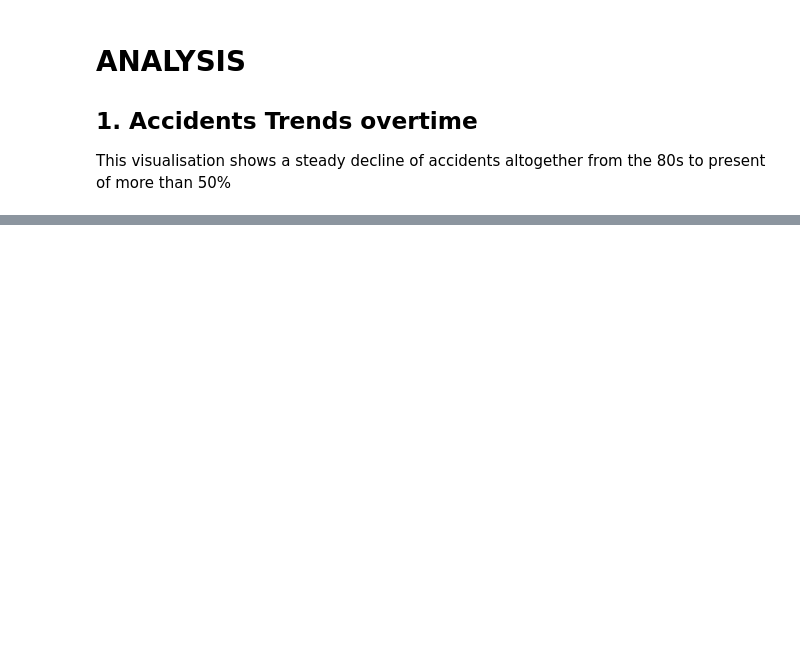
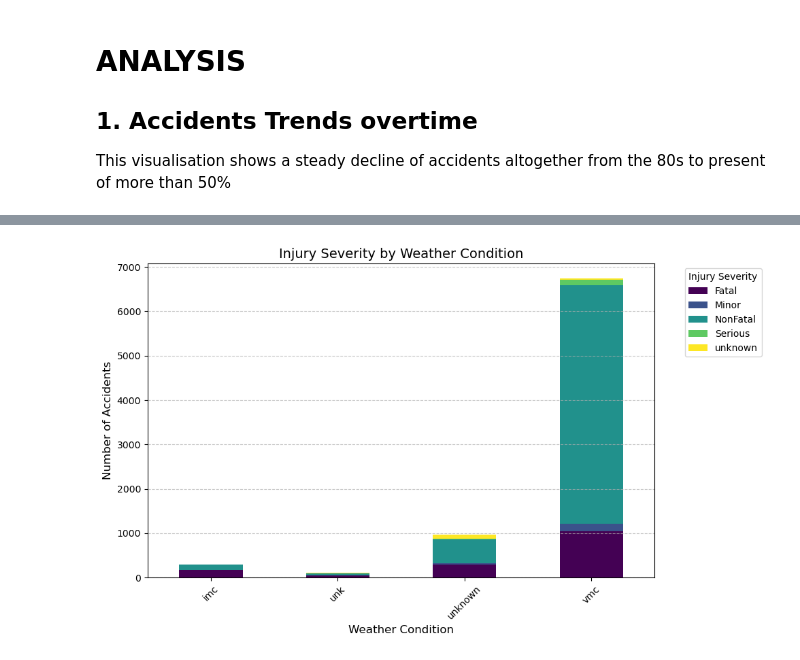
Before and after one commit to idreamofunicorns/Flight-Data-Analytics, a Jupyter notebook: Flight-Data-Analytics-Notebook.ipynb, the cells around one changed output, grey strips where cells are left out. Drawn from its saved outputs; the diff is of its cells as text; code cells hidden in the pictures; blank space fills up the shorter version.

```diff
--- a/Flight-Data-Analytics-Notebook.ipynb
+++ b/Flight-Data-Analytics-Notebook.ipynb
@@ -347,0 +444,16 @@ plt.show()
+# %%
+# Cross-tabulation of weather condition and injury severity
+weather_injury = pd.crosstab(df['weather_condition'], df['injury_severity'])
+
+# Visualize the relationship
+weather_injury.plot(kind='bar', stacked=True, figsize=(10, 6), colormap="viridis")
+plt.title('Injury Severity by Weather Condition', fontsize=14)
+plt.xlabel('Weather Condition', fontsize=12)
+plt.ylabel('Number of Accidents', fontsize=12)
+plt.xticks(rotation=45)
+plt.legend(title='Injury Severity', bbox_to_anchor=(1.05, 1), loc='upper left')
+plt.grid(axis='y', linestyle='--', alpha=0.7)
+plt.tight_layout()
+plt.show()
+# %% [output]
+[figure, added]
```
Also changed, not shown: parts of 35 cells of this notebook.
